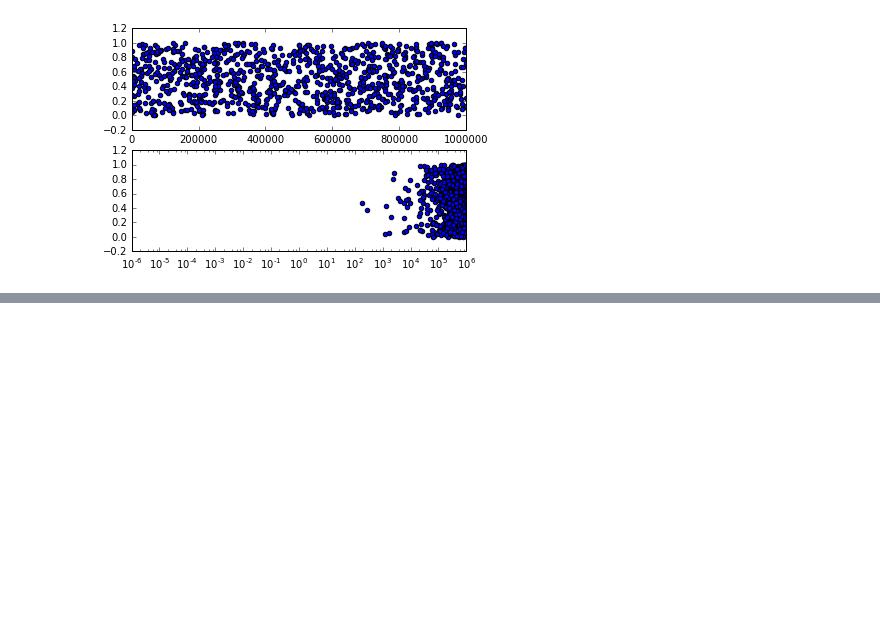
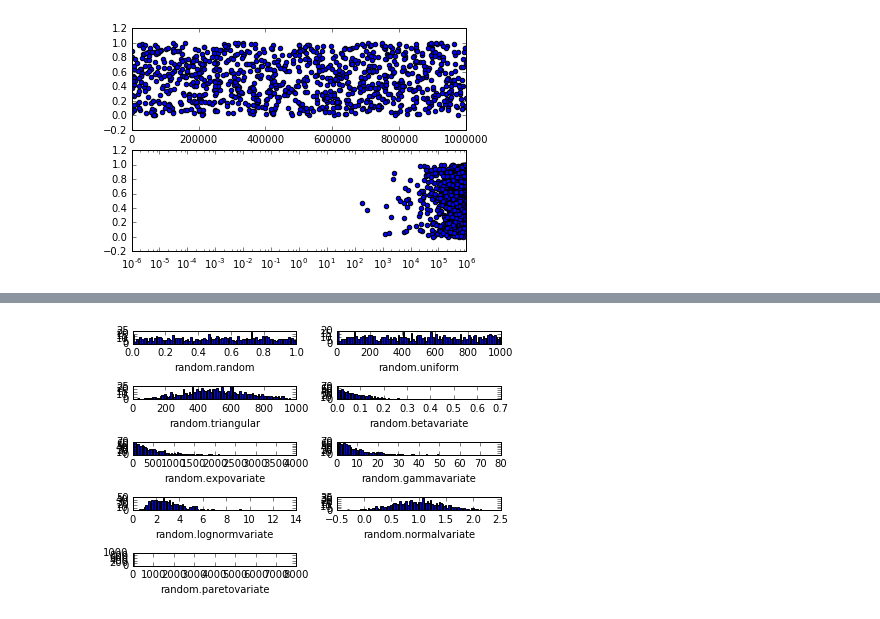
Before and after one commit to zlxs23/Data_Visualization, a Jupyter notebook: chap_2_Understand Data.ipynb, the cells around one changed output, grey strips where cells are left out. Cells and saved outputs as stored; diff of their text form; code cells hidden in the pictures; blank space fills up the shorter version.

```diff
--- a/chap_2_Understand Data.ipynb
+++ b/chap_2_Understand Data.ipynb
@@ -141,0 +221,92 @@ show()
+# %%
+import random
+import matplotlib
+import matplotlib.pyplot as plt
+
+SAMPLE_SIZE = 1000
+#  histogram buckets
+buckets = 100
+
+plt.figure()
+
+# need to update font size just for this example
+# matplotlib.rcParams.update({'font.size':7})
+
+# Figure 1 在 [0,1] 之间分布的随机变量
+plt.subplot(521)
+plt.xlabel('random.random')
+# Return the next random floating point number in the range [0.0,1.0]
+res = [random.random() for _ in range(1,SAMPLE_SIZE)]
+plt.hist(res,buckets)
+
+# Figure 2 均匀分布的随机变量
+plt.subplot(522)
+plt.xlabel('random.uniform')
+# Return a random floating point number N such that a <= N <= b for a <=b and b <= N for b < a
+# The end_point value b may or may not included in the range depending on floating_point rounding in the equation a + (b - a) * random()
+a = 1
+b = SAMPLE_SIZE
+res = [random.uniform(a,b) for _ in range(1,SAMPLE_SIZE)]
+plt.hist(res,buckets)
+
+# Figure 3 三角形分布
+plt.subplot(523)
+plt.xlabel('random.triangular')
+# Return a random floating point number N such that low <= N <= high and with the specified
+# mode between those bounds The los and high bounds default to zero and one The mode
+# argument defaults to the midpoint between the bounds giving a symmentric distribution
+low = 1
+high = SAMPLE_SIZE
+res = [random.triangular(low,high) for _ in range(1,SAMPLE_SIZE)]
+plt.hist(res,buckets)
+
+# Figure 4 beta 分布
+plt.subplot(524)
+plt.xlabel('random.betavariate')
+alpha = 1
+beta = 10
+res = [random.betavariate(alpha,beta) for _ in range(1,SAMPLE_SIZE)]
+plt.hist(res,buckets)
+
+# Figure 5 指数分布
+plt.subplot(525)
+plt.xlabel('random.expovariate')
+lambd = 1.0 / ((SAMPLE_SIZE + 1) / 2.)
+res = [random.expovariate(lambd) for _ in range(1,SAMPLE_SIZE)]
+plt.hist(res,buckets)
+
+# Figure 6 gamma 分布
+plt.subplot(526)
+plt.xlabel('random.gammavariate')
+alpha = 1
+beta = 10
+res = [random.gammavariate(alpha,beta) for _ in range(1,SAMPLE_SIZE)]
+plt.hist(res,buckets)
+
+# Figure 7 对数正态分布
+plt.subplot(527)
+plt.xlabel('random.lognormvariate')
+mu = 1
+sigma = 0.5
+res = [random.lognormvariate(mu,sigma) for _ in range(1,SAMPLE_SIZE)]
+plt.hist(res,buckets)
+
+# Figure 8 正态分布
+plt.subplot(528)
+plt.xlabel('random.normalvariate')
+mu = 1
+sigma = 0.5
+res = [random.normalvariate(mu,sigma) for _ in range(1,SAMPLE_SIZE)]
+plt.hist(res,buckets)
+
+# Figure 9 帕累托分布
+plt.subplot(529)
+plt.xlabel('random.paretovariate')
+alpha = 1
+res = [random.paretovariate(alpha) for _ in range(1,SAMPLE_SIZE)]
+plt.hist(res,buckets)
+
+plt.tight_layout()
+plt.show()
+# %% [output]
+[figure, added]
```
Also changed, not shown: parts of 9 cells of this notebook, 3 other files.
